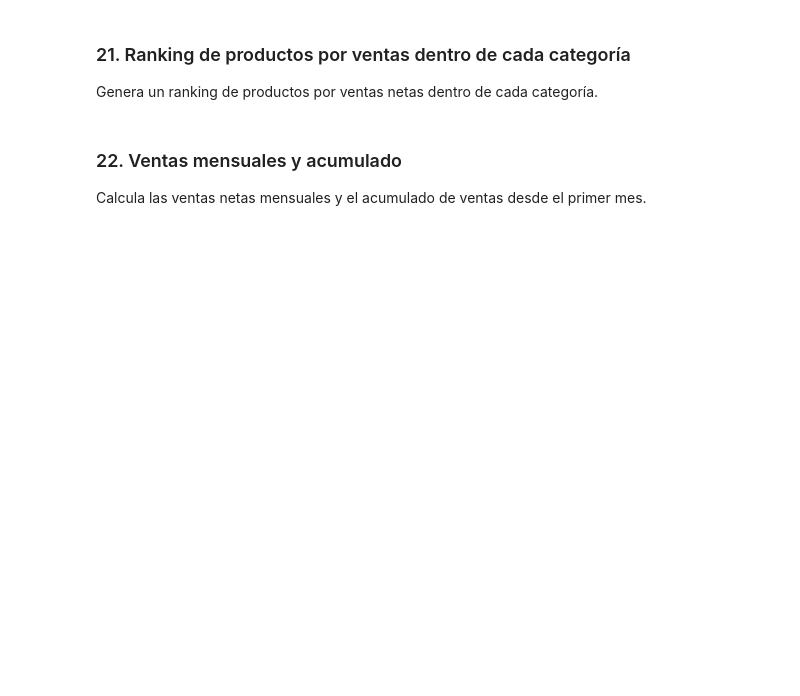
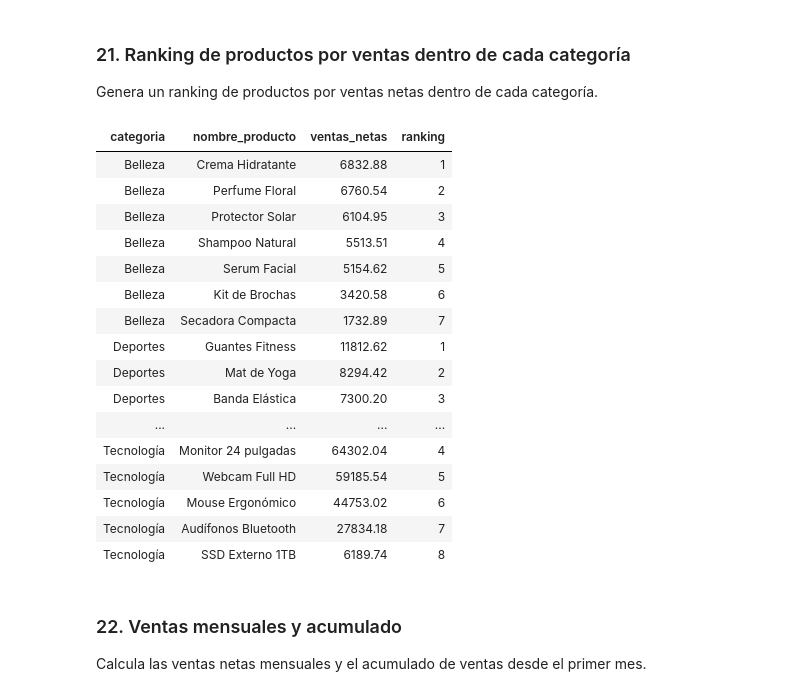
Before and after one commit to lafavorita-jh/dataengineer-g1, a Jupyter notebook: fundamentos_sql/notebooks/caso_01_preguntas.ipynb, the cells around one changed output. Cells and saved outputs as stored; diff of their text form; code cells hidden in the pictures; blank space fills up the shorter version.

```diff
--- a/fundamentos_sql/notebooks/caso_01_preguntas.ipynb
+++ b/fundamentos_sql/notebooks/caso_01_preguntas.ipynb
@@ -554,3 +1138,40 @@ Genera un ranking de productos por ventas netas dentro de cada categoría.
+# %%
+%sql
+-- Escribe tu consulta aquí
+WITH ventas_producto AS (
+    SELECT
+        p.categoria,
+        -- p.producto_id,
+        p.nombre_producto,
+        ROUND(SUM(d.cantidad * d.precio_unitario * (1 - d.descuento_pct / 100)),2) AS ventas_netas
+    FROM productos as p
+    INNER JOIN detalle_pedidos AS d
+    ON p.producto_id = d.producto_id
+    INNER JOIN pedidos AS pe
+    ON d.pedido_id = pe.pedido_id
+    WHERE pe.estado <>'cancelado'
+    GROUP BY p.categoria,p.nombre_producto --, p.producto_id
+)
+SELECT * , dense_rank () OVER (PARTITION BY categoria ORDER BY ventas_netas DESC) AS ranking
+FROM ventas_producto
+# %% [output]
+| categoria | nombre_producto | ventas_netas | ranking |
+| Belleza | Crema Hidratante | 6832.88 | 1 |
+| Belleza | Perfume Floral | 6760.54 | 2 |
+| Belleza | Protector Solar | 6104.95 | 3 |
+| Belleza | Shampoo Natural | 5513.51 | 4 |
+| Belleza | Serum Facial | 5154.62 | 5 |
+| Belleza | Kit de Brochas | 3420.58 | 6 |
+| Belleza | Secadora Compacta | 1732.89 | 7 |
+| Deportes | Guantes Fitness | 11812.62 | 1 |
+| Deportes | Mat de Yoga | 8294.42 | 2 |
+| Deportes | Banda Elástica | 7300.20 | 3 |
+| ... | ... | ... | ... |
+| Tecnología | Monitor 24 pulgadas | 64302.04 | 4 |
+| Tecnología | Webcam Full HD | 59185.54 | 5 |
+| Tecnología | Mouse Ergonómico | 44753.02 | 6 |
+| Tecnología | Audífonos Bluetooth | 27834.18 | 7 |
+| Tecnología | SSD Externo 1TB | 6189.74 | 8 |
 # %% [markdown]
 ### 22. Ventas mensuales y acumulado
 
```
Also changed, not shown: parts of 74 cells of this notebook.
